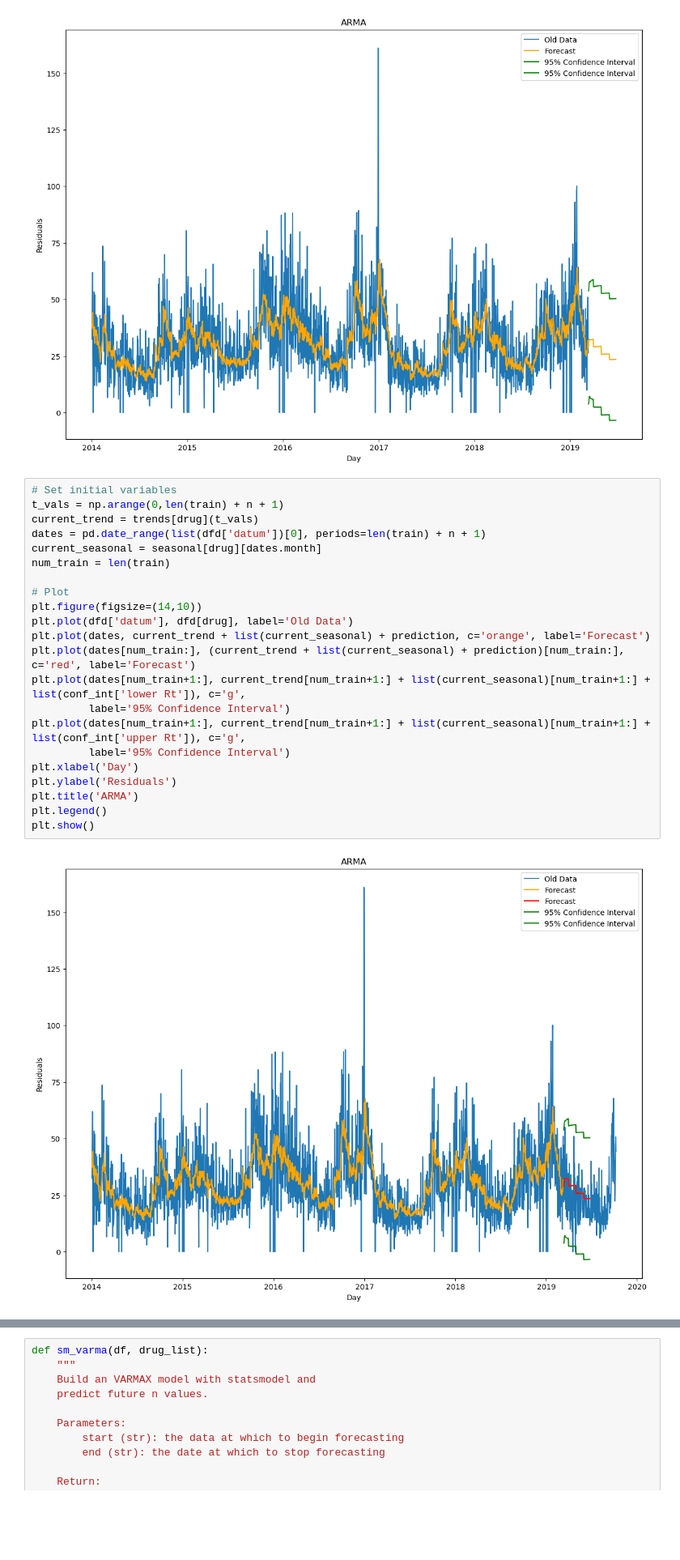
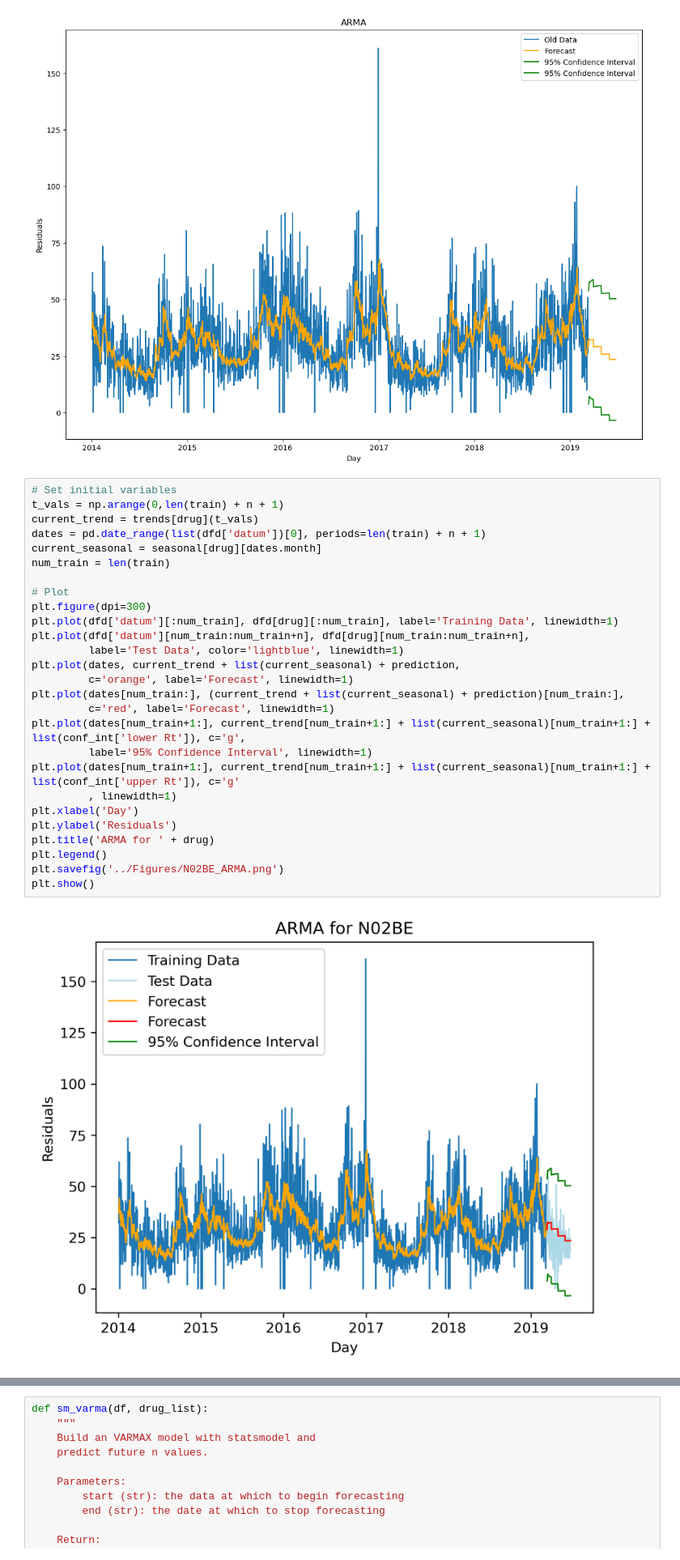
Before and after one commit to chloe-engler-hart/vol3_project, a Jupyter notebook: Scripts/5_decomp_ARMA_individual_drugs.ipynb, the cells around one changed output, grey strips where cells are left out. Shown at 81% size. Cells and saved outputs as stored; diff of their text form; blank space fills up the shorter version.

```diff
--- a/Scripts/5_decomp_ARMA_individual_drugs.ipynb
+++ b/Scripts/5_decomp_ARMA_individual_drugs.ipynb
@@ -285,25 +291,30 @@ plt.show()
 # %%
 # Set initial variables
 t_vals = np.arange(0,len(train) + n + 1)
 current_trend = trends[drug](t_vals)
 dates = pd.date_range(list(dfd['datum'])[0], periods=len(train) + n + 1)
 current_seasonal = seasonal[drug][dates.month]
 num_train = len(train)
 
 # Plot
-plt.figure(figsize=(14,10))
-plt.plot(dfd['datum'], dfd[drug], label='Old Data')
-plt.plot(dates, current_trend + list(current_seasonal) + prediction, c='orange', label='Forecast')
-plt.plot(dates[num_train:], (current_trend + list(current_seasonal) + prediction)[num_train:], c='red', label='Forecast')
+plt.figure(dpi=300)
+plt.plot(dfd['datum'][:num_train], dfd[drug][:num_train], label='Training Data', linewidth=1)
+plt.plot(dfd['datum'][num_train:num_train+n], dfd[drug][num_train:num_train+n],
+         label='Test Data', color='lightblue', linewidth=1)
+plt.plot(dates, current_trend + list(current_seasonal) + prediction,
+         c='orange', label='Forecast', linewidth=1)
+plt.plot(dates[num_train:], (current_trend + list(current_seasonal) + prediction)[num_train:],
+         c='red', label='Forecast', linewidth=1)
 plt.plot(dates[num_train+1:], current_trend[num_train+1:] + list(current_seasonal)[num_train+1:] + list(conf_int['lower Rt']), c='g',
-         label='95% Confidence Interval')
-plt.plot(dates[num_train+1:], current_trend[num_train+1:] + list(current_seasonal)[num_train+1:] + list(conf_int['upper Rt']), c='g',
-         label='95% Confidence Interval')
+         label='95% Confidence Interval', linewidth=1)
+plt.plot(dates[num_train+1:], current_trend[num_train+1:] + list(current_seasonal)[num_train+1:] + list(conf_int['upper Rt']), c='g'
+         , linewidth=1)
 plt.xlabel('Day')
 plt.ylabel('Residuals')
-plt.title('ARMA')
+plt.title('ARMA for ' + drug)
 plt.legend()
+plt.savefig('../Figures/N02BE_ARMA.png')
 plt.show()
 # %% [output]
-[figure, old version]
+[figure, new version]
 # %% [markdown]
```
Also changed, not shown: parts of 5 cells of this notebook, 1 other file.
